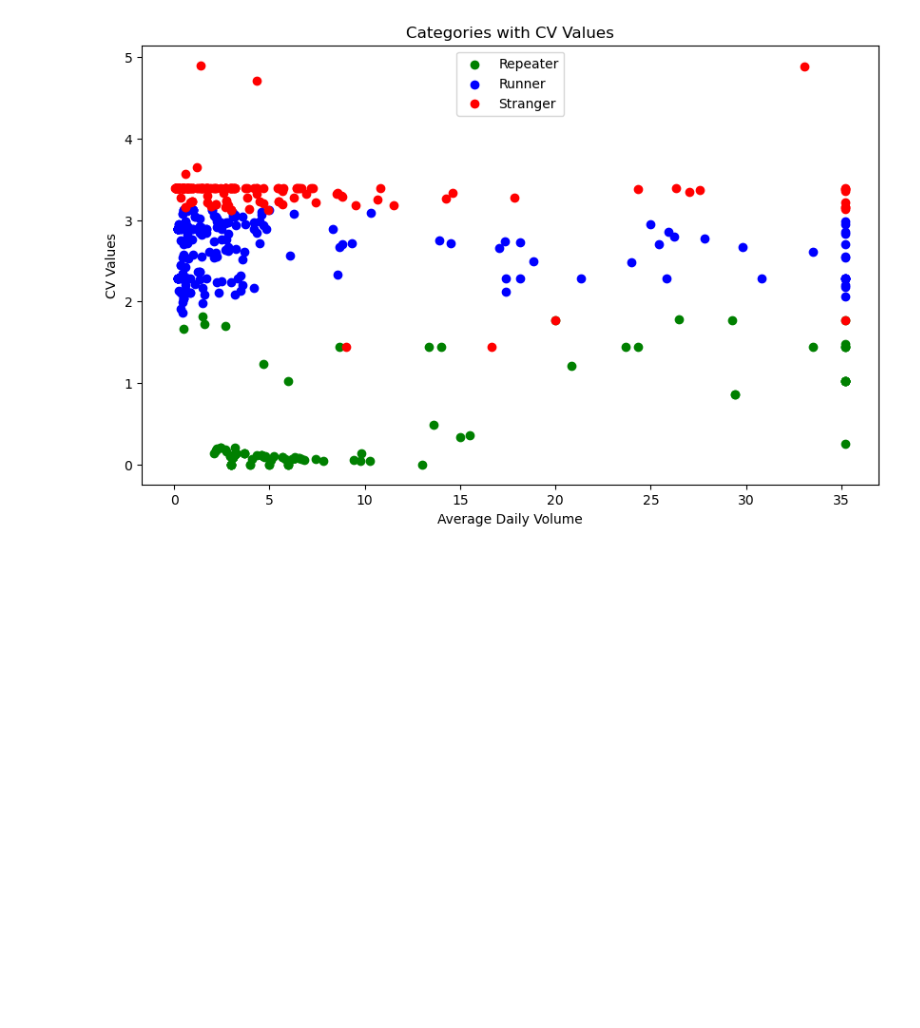
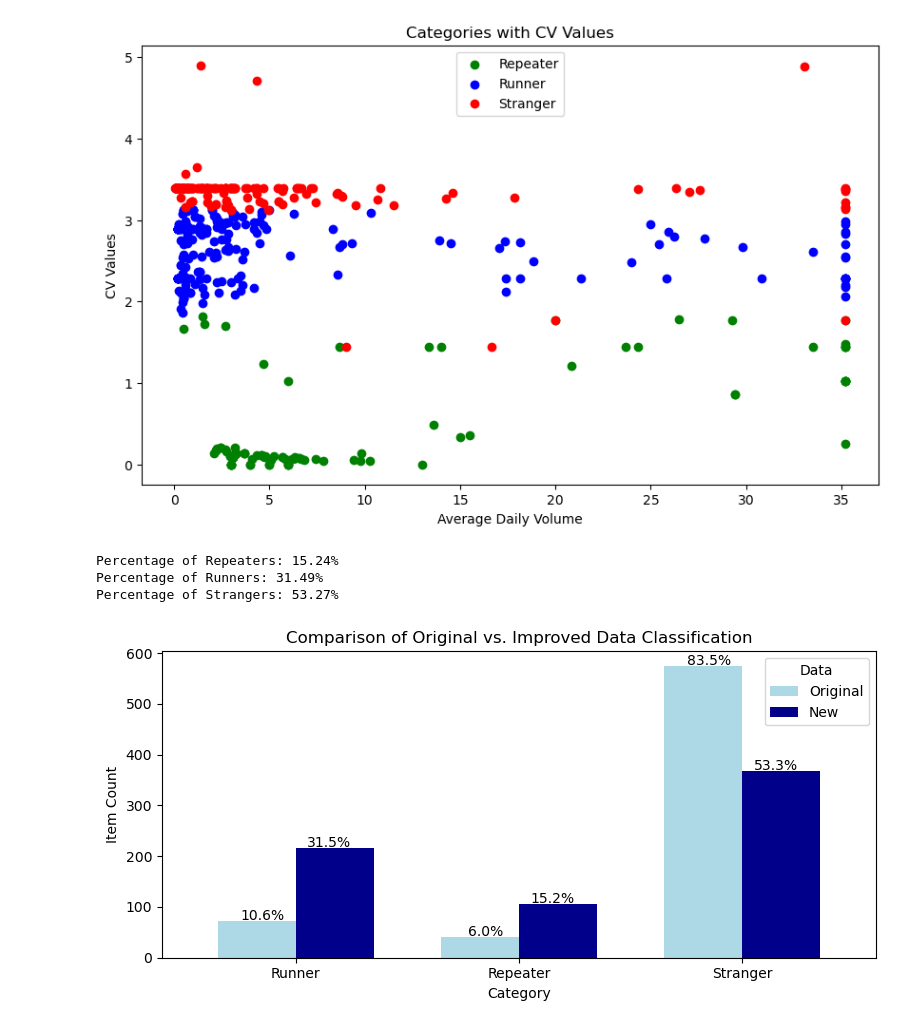
Before and after one commit to achchala/inventory-forecasting, a Jupyter notebook: ProductClassification.ipynb, the cells around one changed output. Drawn from its saved outputs; the diff is of its cells as text; code cells hidden in the pictures; blank space fills up the shorter version.

Commit message:
created orginal vs improved graph

```diff
--- a/ProductClassification.ipynb
+++ b/ProductClassification.ipynb
@@ -72,3 +114,57 @@ plt.legend()
 plt.show()
 # %% [output]
 [figure]
+# %%
+# Company's Altered Classification
+# Calculate the total number of products
+new_counts = df['category'].value_counts()
+total_products = len(df)
+
+# Calculate the number of products in each category
+num_repeaters = len(df[df['category'] == 'Repeater'])
+num_runners = len(df[df['category'] == 'Runner'])
+num_strangers = len(df[df['category'] == 'Stranger'])
+
+# Calculate the percentage of products in each category
+percentage_repeaters = (num_repeaters / total_products) * 100
+percentage_runners = (num_runners / total_products) * 100
+percentage_strangers = (num_strangers / total_products) * 100
+
+# Print out the percentages
+print(f"Percentage of Repeaters: {percentage_repeaters:.2f}%")
+print(f"Percentage of Runners: {percentage_runners:.2f}%")
+print(f"Percentage of Strangers: {percentage_strangers:.2f}%")
+# %% [output]
+Percentage of Repeaters: 15.24%
+Percentage of Runners: 31.49%
+Percentage of Strangers: 53.27%
+# %%
+comparison_df = pd.DataFrame({
+    'Runner': [original_counts['Runner'], new_counts['Runner']],
+    'Repeater': [original_counts['Repeater'], new_counts['Repeater']],
+    'Stranger': [original_counts['Stranger'], new_counts['Stranger']]
+}, index=['Original', 'New'])
+
+# Re-order the columns if necessary
+comparison_df = comparison_df[['Runner', 'Repeater', 'Stranger']]
+
+# Plotting the comparison as a bar graph
+colors = ['#ADD8E6', '#00008B']
+comparison_df.T.plot(kind='bar', color=colors, figsize=(8, 4), width=0.7)
+plt.xlabel('Category')
+plt.ylabel('Item Count')
+plt.title('Comparison of Original vs. Improved Data Classification')
+plt.xticks(rotation=0)
+plt.legend(title='Data')
+
+# Annotations
+for i, row in enumerate(comparison_df.values):
+    for j, value in enumerate(row):
+        percentage = [percentage_runners_old, percentage_repeaters_old, percentage_strangers_old,
+                      percentage_runners, percentage_repeaters, percentage_strangers][i*3+j]
+        plt.text(j - 0.15 + i*0.3, value + 2, f'{percentage:.1f}%', ha='center')
+
+plt.tight_layout()
+plt.show()
+# %% [output]
+[figure, added]
```
Also changed, not shown: parts of 3 cells of this notebook.
